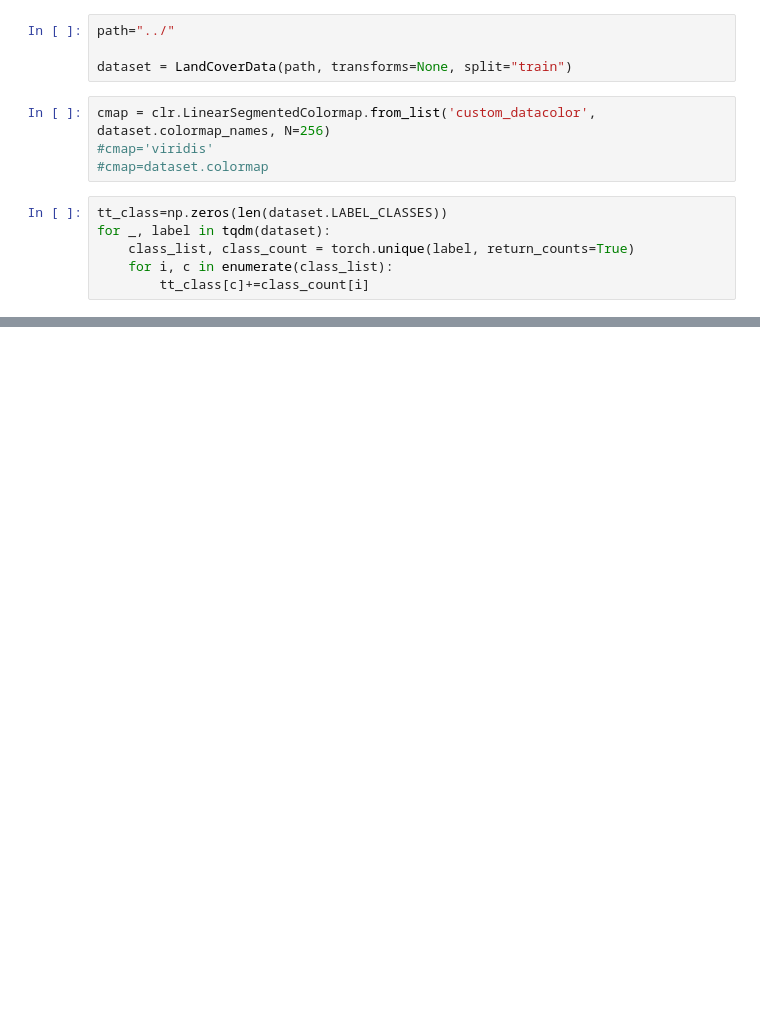
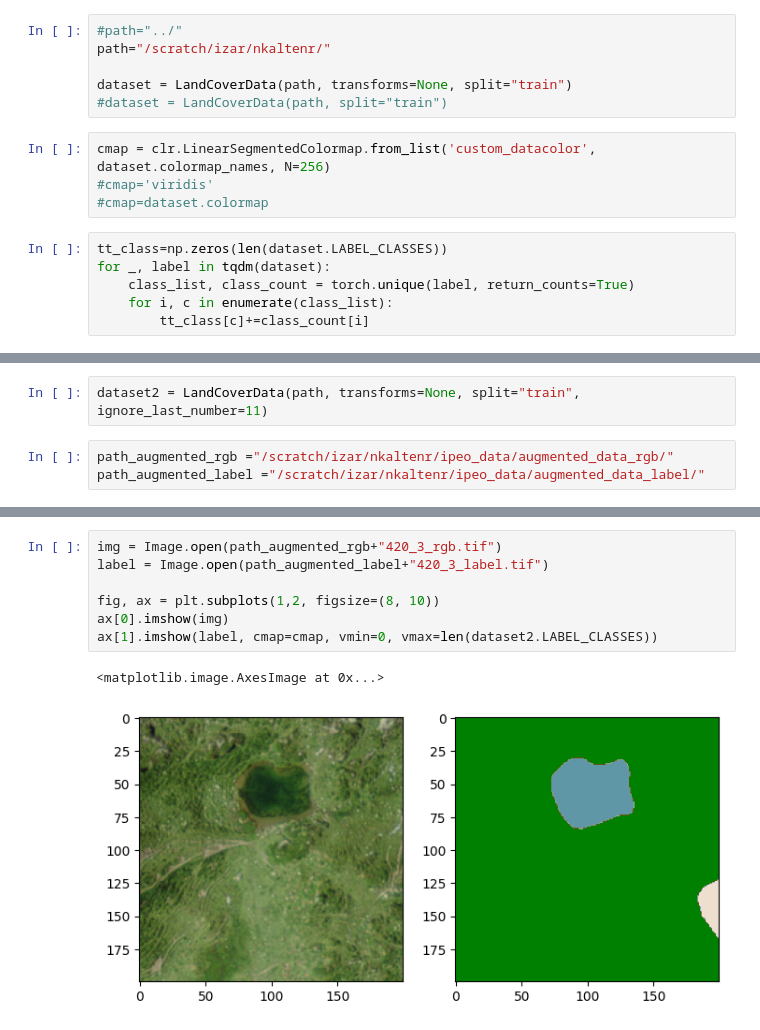
Before and after one commit to shoutizix/IPEO_Project, a Jupyter notebook: data_analysis.ipynb, the cells around one changed output, grey strips where cells are left out. Saved outputs shown, nothing was run; the diff lists cells and outputs as text; blank space fills up the shorter version.

```diff
--- a/data_analysis.ipynb
+++ b/data_analysis.ipynb
@@ -15,9 +16,11 @@ from tqdm import tqdm
 %load_ext autoreload
 %autoreload 2
 # %%
-path="../"
+#path="../"
+path="/scratch/izar/nkaltenr/"
 
 dataset = LandCoverData(path, transforms=None, split="train")
+#dataset = LandCoverData(path, split="train")
 # %%
 cmap = clr.LinearSegmentedColormap.from_list('custom_datacolor', dataset.colormap_names, N=256)
 #cmap='viridis'
@@ -108 +220,6 @@ def plot_sample(idx=0, flag_colorbar=False):
+# %%
+dataset2 = LandCoverData(path, transforms=None, split="train", ignore_last_number=11)
+# %%
+path_augmented_rgb ="/scratch/izar/nkaltenr/ipeo_data/augmented_data_rgb/"
+path_augmented_label ="/scratch/izar/nkaltenr/ipeo_data/augmented_data_label/"
 # %%
@@ -130 +252,11 @@ for img, label in tqdm(dataset):
     index_label+=1
+# %%
+img = Image.open(path_augmented_rgb+"420_3_rgb.tif")
+label = Image.open(path_augmented_label+"420_3_label.tif")
+
+fig, ax = plt.subplots(1,2, figsize=(8, 10))
+ax[0].imshow(img)
+ax[1].imshow(label, cmap=cmap, vmin=0, vmax=len(dataset2.LABEL_CLASSES))
+# %% [output]
+<matplotlib.image.AxesImage at 0x...>
+[figure, added]
```
Also changed, not shown: parts of 25 cells of this notebook, 3 other files.
